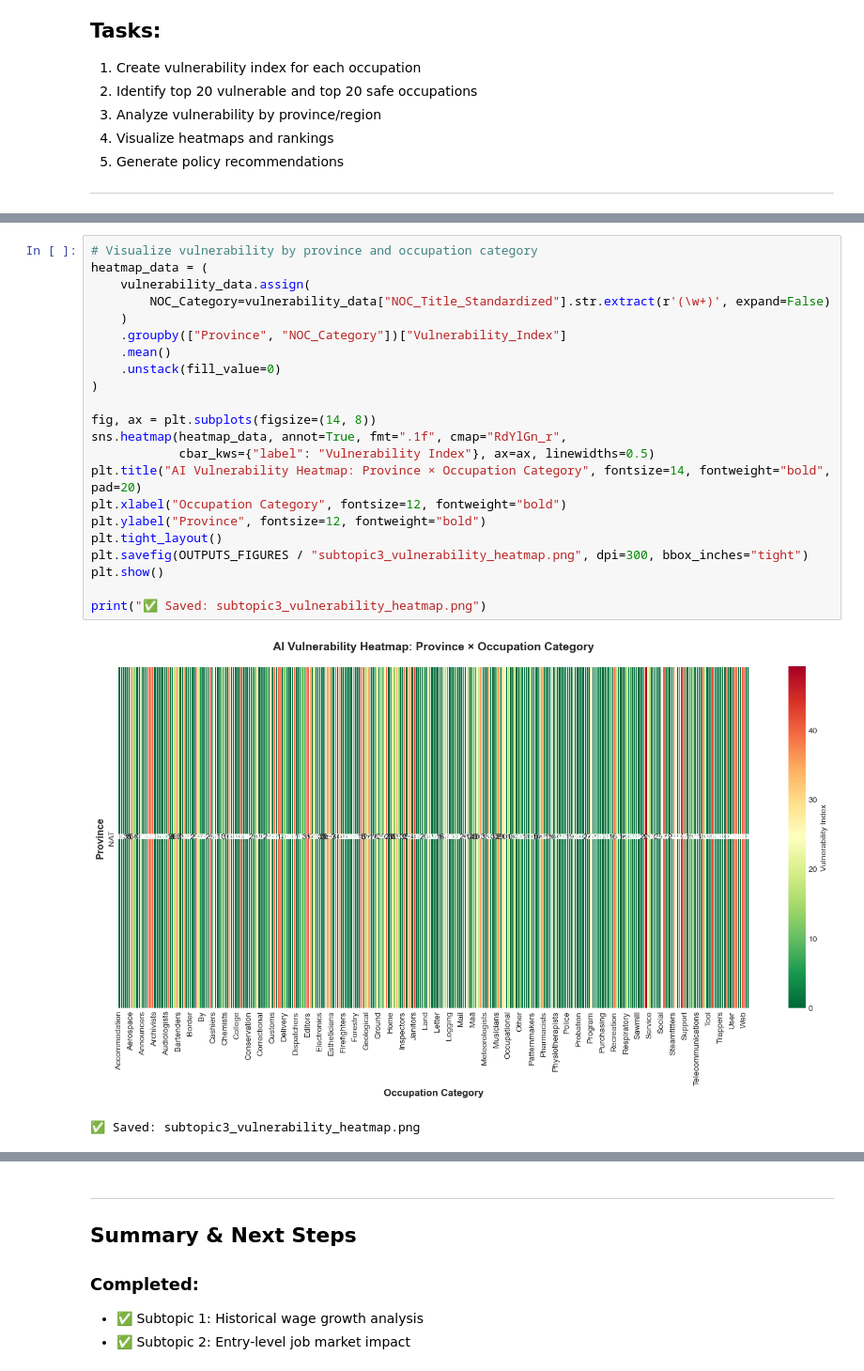
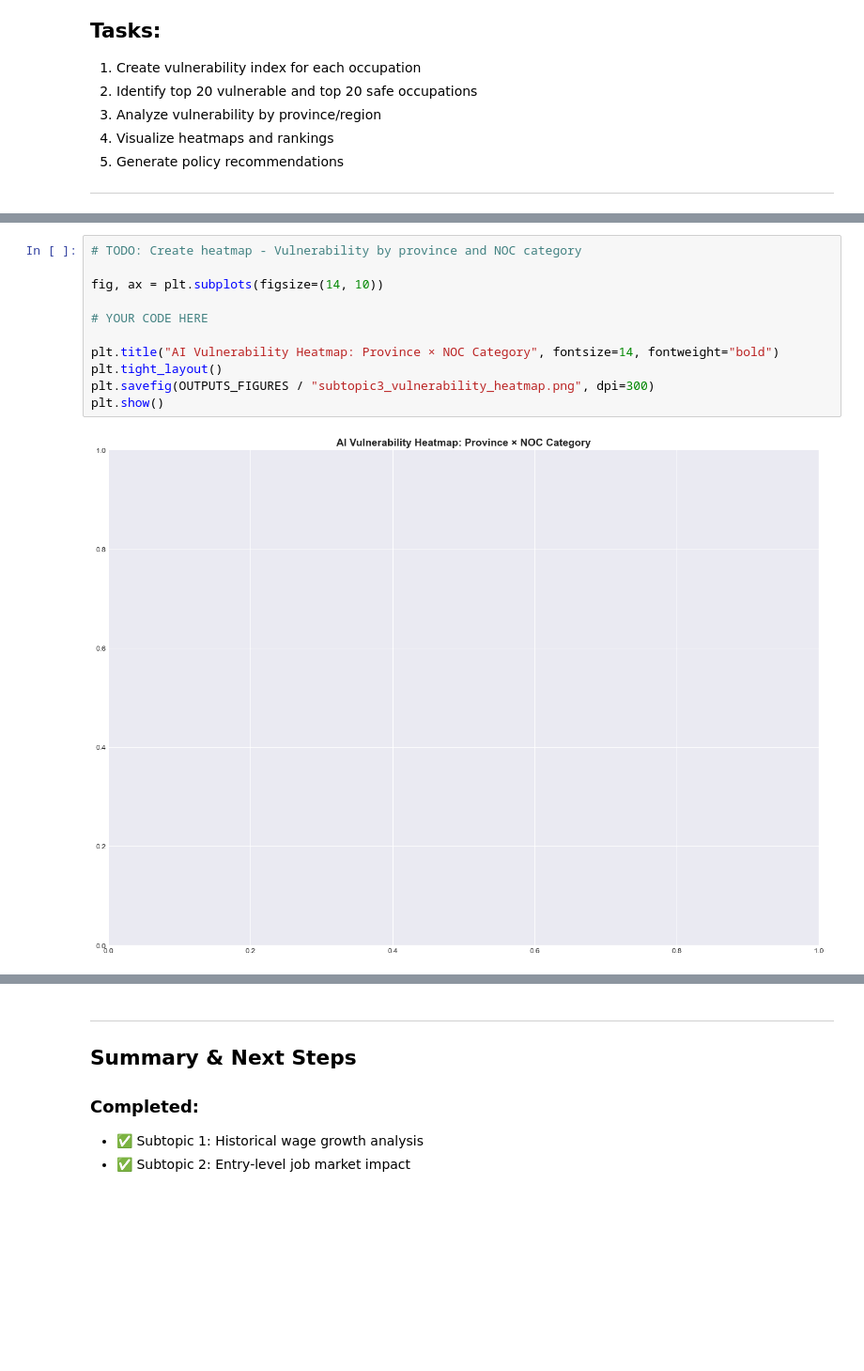
Before and after one commit to ojadeyemi/MATH_1130_Final_Project, a Jupyter notebook: notebooks/02_analysis.ipynb, the cells around one changed output, grey strips where cells are left out. Shown: that part at 94% size. Cells and saved outputs as stored; diff of their text form; blank space fills up the shorter version.

```diff
--- a/notebooks/02_analysis.ipynb
+++ b/notebooks/02_analysis.ipynb
@@ -704,25 +572,13 @@ print("✅ Saved: subtopic3_vulnerable_occupations.png")
 # %%
-# Visualize vulnerability by province and occupation category
-heatmap_data = (
-    vulnerability_data.assign(
-        NOC_Category=vulnerability_data["NOC_Title_Standardized"].str.extract(r'(\w+)', expand=False)
-    )
-    .groupby(["Province", "NOC_Category"])["Vulnerability_Index"]
-    .mean()
-    .unstack(fill_value=0)
-)
+# TODO: Create heatmap - Vulnerability by province and NOC category
 
-fig, ax = plt.subplots(figsize=(14, 8))
-sns.heatmap(heatmap_data, annot=True, fmt=".1f", cmap="RdYlGn_r",
-            cbar_kws={"label": "Vulnerability Index"}, ax=ax, linewidths=0.5)
-plt.title("AI Vulnerability Heatmap: Province × Occupation Category", fontsize=14, fontweight="bold", pad=20)
-plt.xlabel("Occupation Category", fontsize=12, fontweight="bold")
-plt.ylabel("Province", fontsize=12, fontweight="bold")
+fig, ax = plt.subplots(figsize=(14, 10))
+
+# YOUR CODE HERE
+
+plt.title("AI Vulnerability Heatmap: Province × NOC Category", fontsize=14, fontweight="bold")
 plt.tight_layout()
-plt.savefig(OUTPUTS_FIGURES / "subtopic3_vulnerability_heatmap.png", dpi=300, bbox_inches="tight")
+plt.savefig(OUTPUTS_FIGURES / "subtopic3_vulnerability_heatmap.png", dpi=300)
 plt.show()
-
-print("✅ Saved: subtopic3_vulnerability_heatmap.png")
 # %% [output]
-[figure, old version]
+[figure, new version]
-✅ Saved: subtopic3_vulnerability_heatmap.png
```
Also changed, not shown: parts of 12 cells of this notebook, 15 other files.
